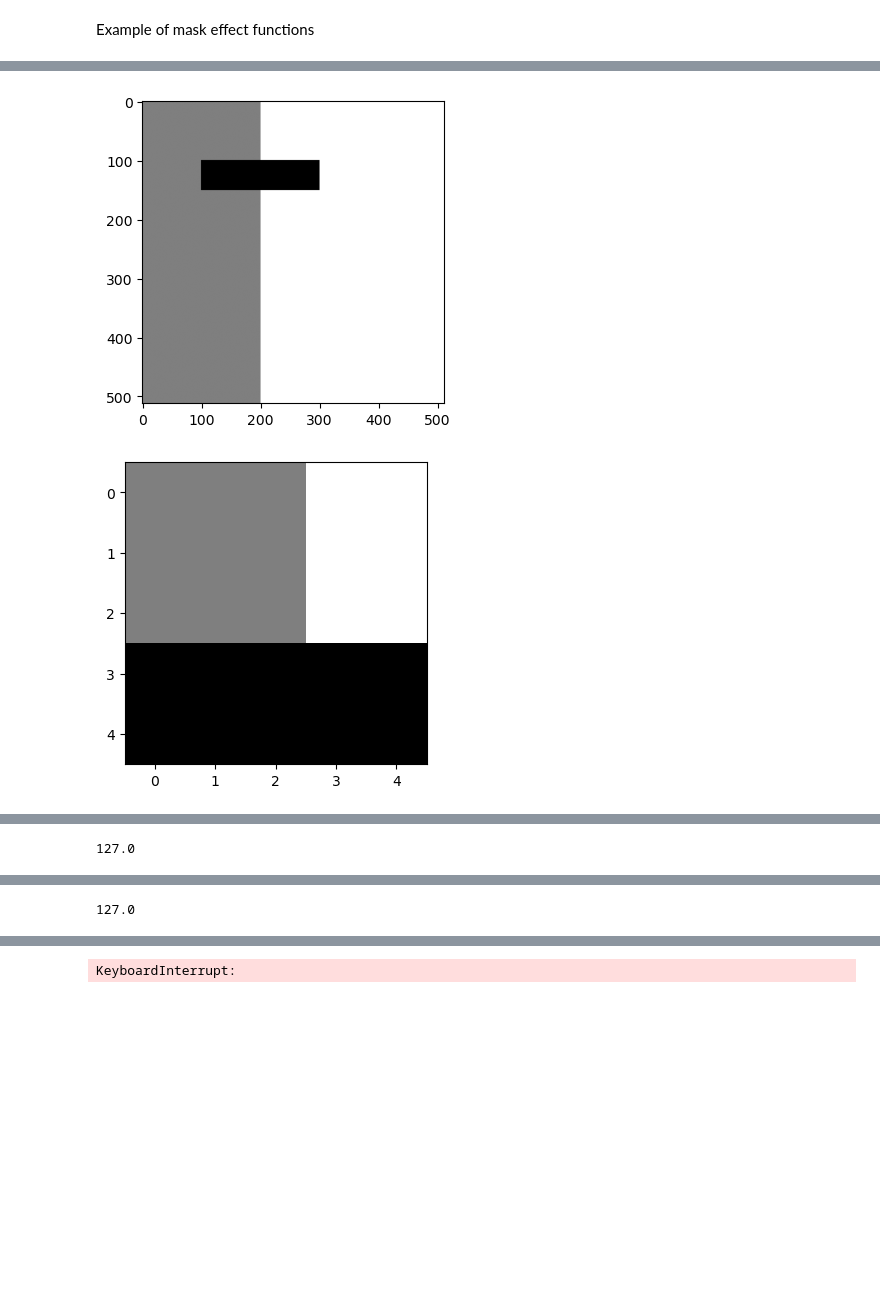
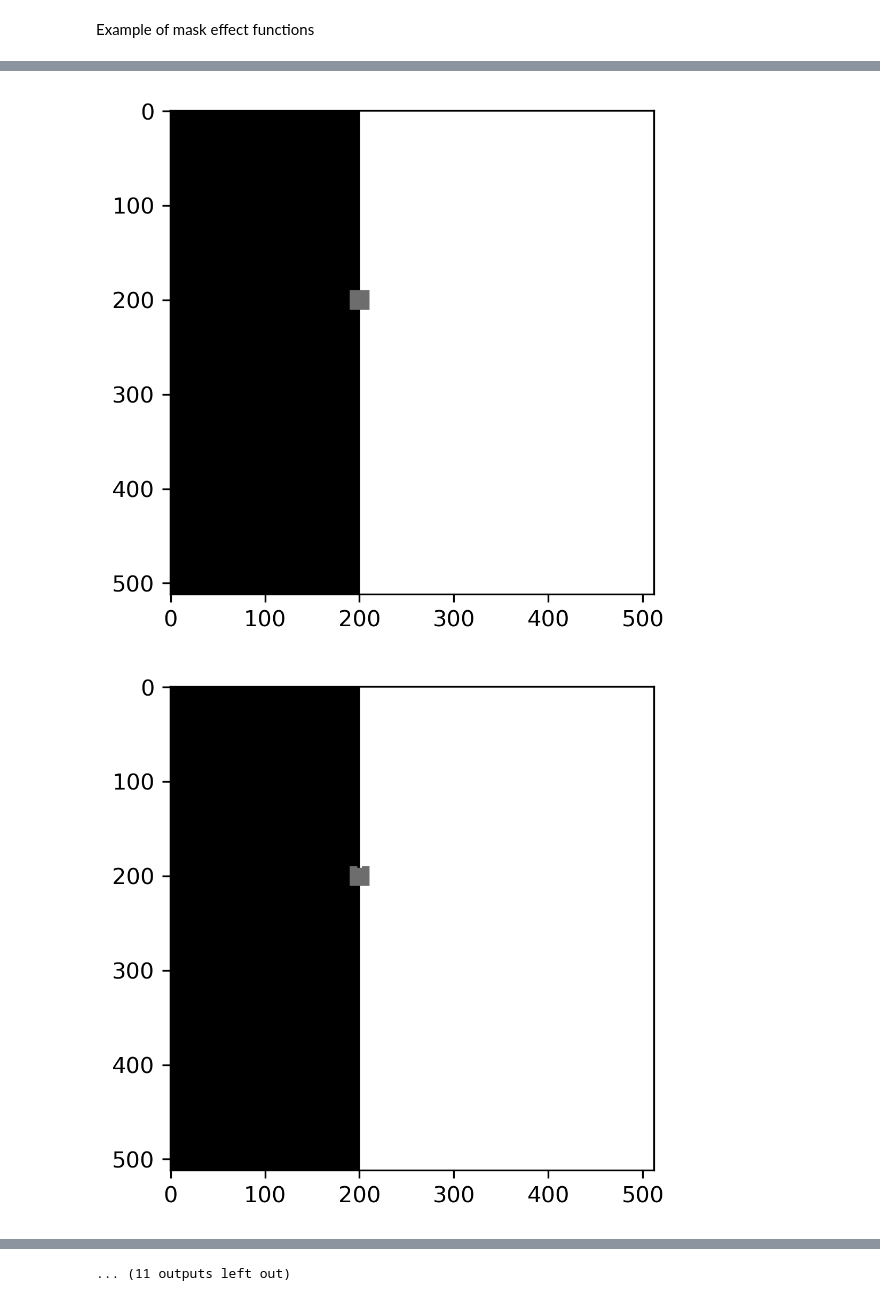
Before and after one commit to bhsyns/Inpainting-Project, a Jupyter notebook: Projet.ipynb, the cells around one changed output, grey strips where cells are left out. Saved outputs shown, nothing was run; the diff lists cells and outputs as text; code cells hidden in the pictures; blank space fills up the shorter version.

Commit message:
Test avec une image basic
CA MAARCHE

```diff
--- a/Projet.ipynb
+++ b/Projet.ipynb
@@ -3,12 +3,12 @@ import imageio.v3 as iio
 import matplotlib.pyplot as plt
 import numpy as np
 
-plt.rcParams['figure.dpi'] = 100
+plt.rcParams['figure.dpi'] = 300
 PATCHSIZE = 5
-borderXorigin = 100
-borderYorigin = 100
-borderXend = 150
-borderYend = 300
+borderXorigin = 190
+borderYorigin = 190
+borderXend = 210
+borderYend = 210
 # %%
 def read(image_uri) : #Put URI of image #Out : Matrix of the image
     return iio.imread(image_uri)
@@ -78,7 +81,7 @@ lena = read("lena.tif")
 lena = generate_mask(lena) +128
 zone_mask(lena,0,0,lena.shape[0]-1,200)
 
-lena = lena+127
+lena = lena +10
 
 print(lena)
 view(lena)
@@ -228,7 +227,7 @@ def maskify_image(image,mask) :
     masked_image = np.copy(image)
     for x in range(mask.shape[0]) :
         for y in range(mask.shape[1]) :
-            if mask[x,y] == 0 : masked_image[x,y] = 0
+            if mask[x,y] == 0 : masked_image[x,y] = 65
     return masked_image
 # %%
 def get_grad_color(patch) : # DeltaI de p
@@ -285,11 +284,12 @@ print(get_grad_border(mask,(x,y)))
 # %%
 def diff_patch(patch1,patch2):
     matrix = patch1 -patch2
-    return np.sum(matrix**2)
+    return np.sum((matrix**2))
 
 def checkMask(mask,position) :
     return mask[position] == 1
 # %%
+import time as time
 image = lena
 
 mask = generate_mask(image)
@@ -301,6 +301,7 @@ masked = maskify_image(lena,mask)
 view(masked)
 
 r= PATCHSIZE//2
+K=0
 
 while len(border) != 0 :
     x,y = border[0]
@@ -314,37 +315,46 @@ while len(border) != 0 :
             P = tempP
             chosenX,chosenY = x,y
 
     refPatch = get_patch(masked,(chosenX,chosenY))
-    view(refPatch)
+    #view(refPatch)
     replacementPatch = get_patch(masked,(r,r))
+    X,Y =0,0
     d = diff_patch(replacementPatch,refPatch)
 
     for x in range (r, masked.shape[0]-r):
             for y in range (r,masked.shape[1]-r) :
-                testPatch = get_patch(masked,(x,y))
+
                 potential = True
                 for i in range(x-r,x+r+1):
                     for j in range(y-r,y+r+1):
                         if checkMask(mask,(i,j)) == 0  : potential = False
 
                 if potential :
+                    testPatch = get_patch(masked,(x,y))
                     dtest = diff_patch(testPatch,refPatch)
                     if dtest < d :
                         d = dtest
                         replacementPatch = testPatch
+                        X,Y = x,y
 
-    view(replacementPatch)
-    print( replacementPatch[r,r])
+    #view(replacementPatch)
+    #print((X,Y))
 
 
     update_border(mask,border,(chosenX,chosenY),patch_size = PATCHSIZE)
 
     for i in range(-r,r+1) :
         for j in range(-r,r+1):
             mask[chosenX+i,chosenY+j]= 1
             masked[chosenX+i,chosenY+j]= replacementPatch[r+i,r+j]
 
-    view(masked)
+
+    if K%10==0 :
+        view(masked)
+        iio.imwrite("output/"+str(K)+".tif", masked)
+
+    print(len(border))
+    K+=1
 # %% [output]
-[figure, old version]
+[figure, new version]
-[figure, old version]
+[figure, new version]
@@ -352 +371,0 @@ while len(border) != 0 :
-127.0
@@ -356 +404,0 @@ while len(border) != 0 :
-127.0
@@ -358 +416 @@ while len(border) != 0 :
-KeyboardInterrupt:
+... (11 outputs left out)
```
Also changed, not shown: parts of 13 cells of this notebook.
